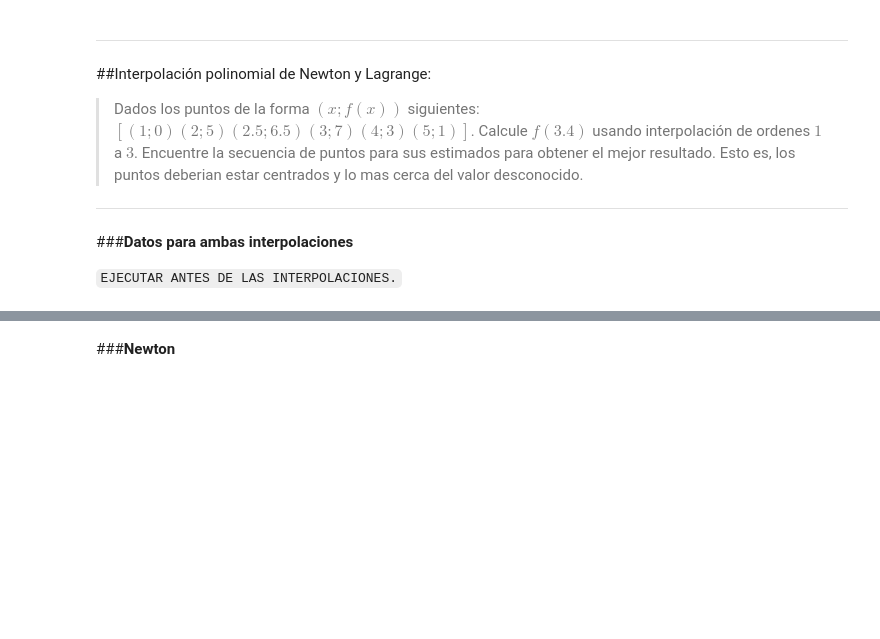
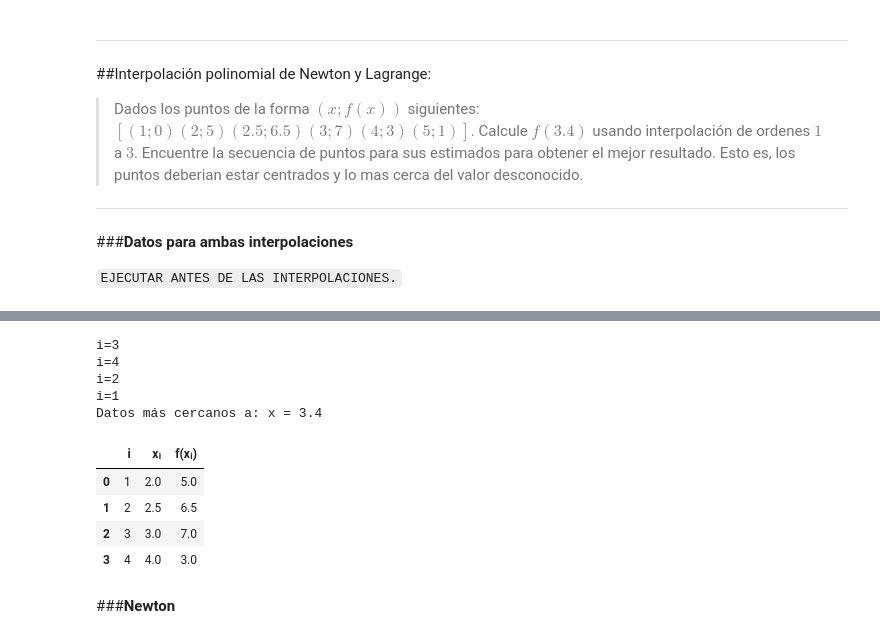
Before and after one commit to LucasRobles2323/Tarea1-MetodosNumericos, a Jupyter notebook: Tarea2.ipynb, the cells around one changed output, grey strips where cells are left out. Drawn from its saved outputs; the diff is of its cells as text; code cells hidden in the pictures; blank space fills up the shorter version.

```diff
--- a/Tarea2.ipynb
+++ b/Tarea2.ipynb
@@ -429,6 +429,79 @@ x = 3.4
 | 3 | 4 | 3.0 | 7.0 |
 | 4 | 5 | 4.0 | 3.0 |
 | 5 | 6 | 5.0 | 1.0 |
+# %%
+def bubble_sort(a):
+    n = len(a)
+
+    for i in range(1,n+1):
+        # Flag que indica si el arreglo ya se encuentra ordenado
+        already_sorted = True
+
+        # Se recorre el arreglo
+        for j in range(n - i):
+            if a[j][0] > a[j + 1][0]:
+                # Si el elemento es mayor al siguiente se intercambia
+                a[j], a[j + 1] = a[j + 1], a[j]
+                already_sorted = False
+
+        if already_sorted:break
+
+def bubble_sort_doble(x,y): # x y tienen que tener la misma cantidad de elementos
+    n = len(x)
+
+    for i in range(1,n+1):
+        # Flag que indica si el arreglo ya se encuentra ordenado
+        already_sorted = True
+
+        # Se recorre el arreglo
+        for j in range(n - i):
+            if x[j] > x[j + 1]:
+                # Si el elemento es mayor al siguiente se intercambia
+                x[j], x[j + 1] = x[j + 1], x[j]
+                y[j], y[j + 1] = y[j + 1], y[j]
+                already_sorted = False
+
+        if already_sorted:break
+
+def obtener4masCercanos(x, X, Y, cantDatos = 4):
+    dif = []
+    for i in range(len(X)):
+        dif.append( (round(abs(x - X[i]),5) , i))
+    bubble_sort(dif) # Ordena respecto a la digerencia con 3.4
+    indexMasCercanos = []
+    for i in range(cantDatos):
+        indexMasCercanos.append(dif[i][1])
+    valX = []
+    valY = []
+    for i in indexMasCercanos:
+        print(f"i={i}")
+        valX.append( X[int(i)] )
+        valY.append( Y[int(i)] )
+
+    bubble_sort_doble(valX, valY)
+
+    return valX, valY
+
+x = 3.4
+valores_x, valores_y = obtener4masCercanos(x, X, Y)
+
+print(f"Datos más cercanos a: x = {x}")
+
+display(pd.DataFrame({f"i": [1,2,3,4],
+                      f"x{get_sub('i')}": valores_x,
+                      f"f(x{get_sub('i')})": valores_y
+                      }))
+# %% [output]
+i=3
+i=4
+i=2
+i=1
+Datos más cercanos a: x = 3.4
+|  | i | xᵢ | f(xᵢ) |
+| 0 | 1 | 2.0 | 5.0 |
+| 1 | 2 | 2.5 | 6.5 |
+| 2 | 3 | 3.0 | 7.0 |
+| 3 | 4 | 4.0 | 3.0 |
 # %% [markdown]
 ###**Newton**
 # %% [markdown]
```
Also changed, not shown: parts of 4 cells of this notebook.
